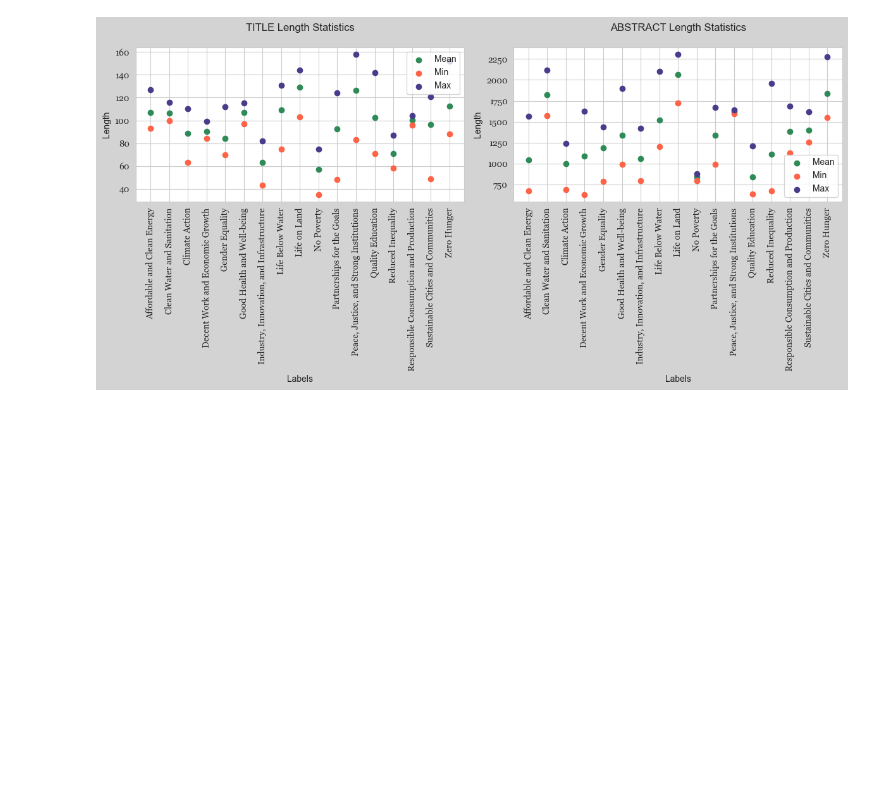
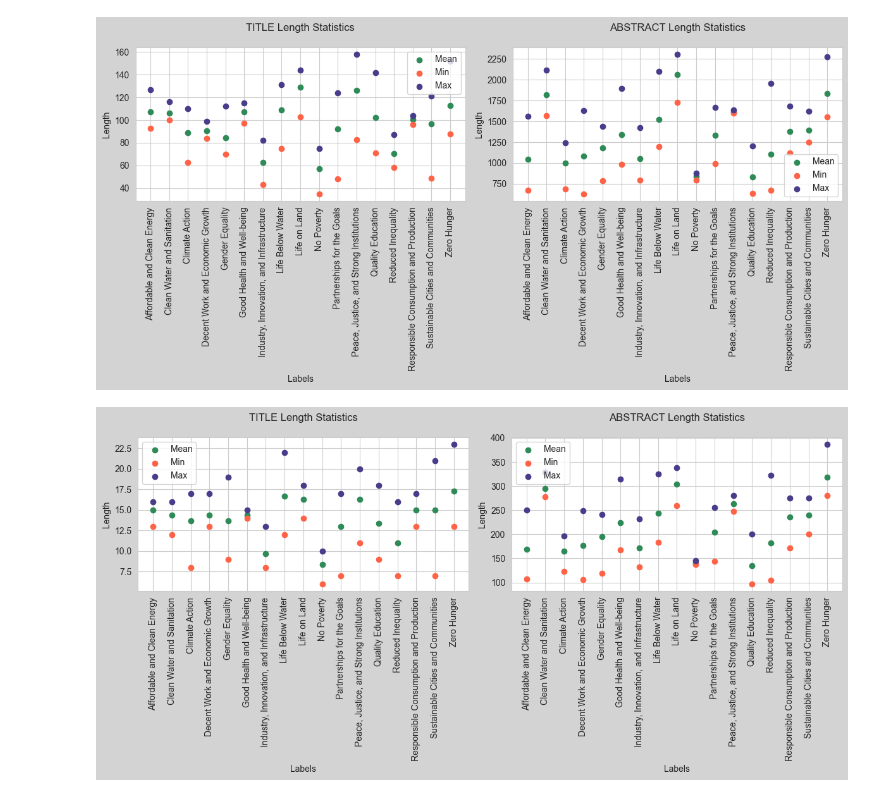
Before and after one commit to vera-bernhard/SwissTextSDG, a Jupyter notebook: analysis.ipynb, the cells around one changed output. Cells and saved outputs as stored; diff of their text form; code cells hidden in the pictures; blank space fills up the shorter version.

```diff
--- a/analysis.ipynb
+++ b/analysis.ipynb
@@ -303,2 +316,6 @@ computeVisualizeStats(df=df_2)
 # %% [output]
 [figure]
+# %%
+computeVisualizeStats(df=df_2, level='token')
+# %% [output]
+[figure, added]
```
Also changed, not shown: parts of 4 cells of this notebook.
